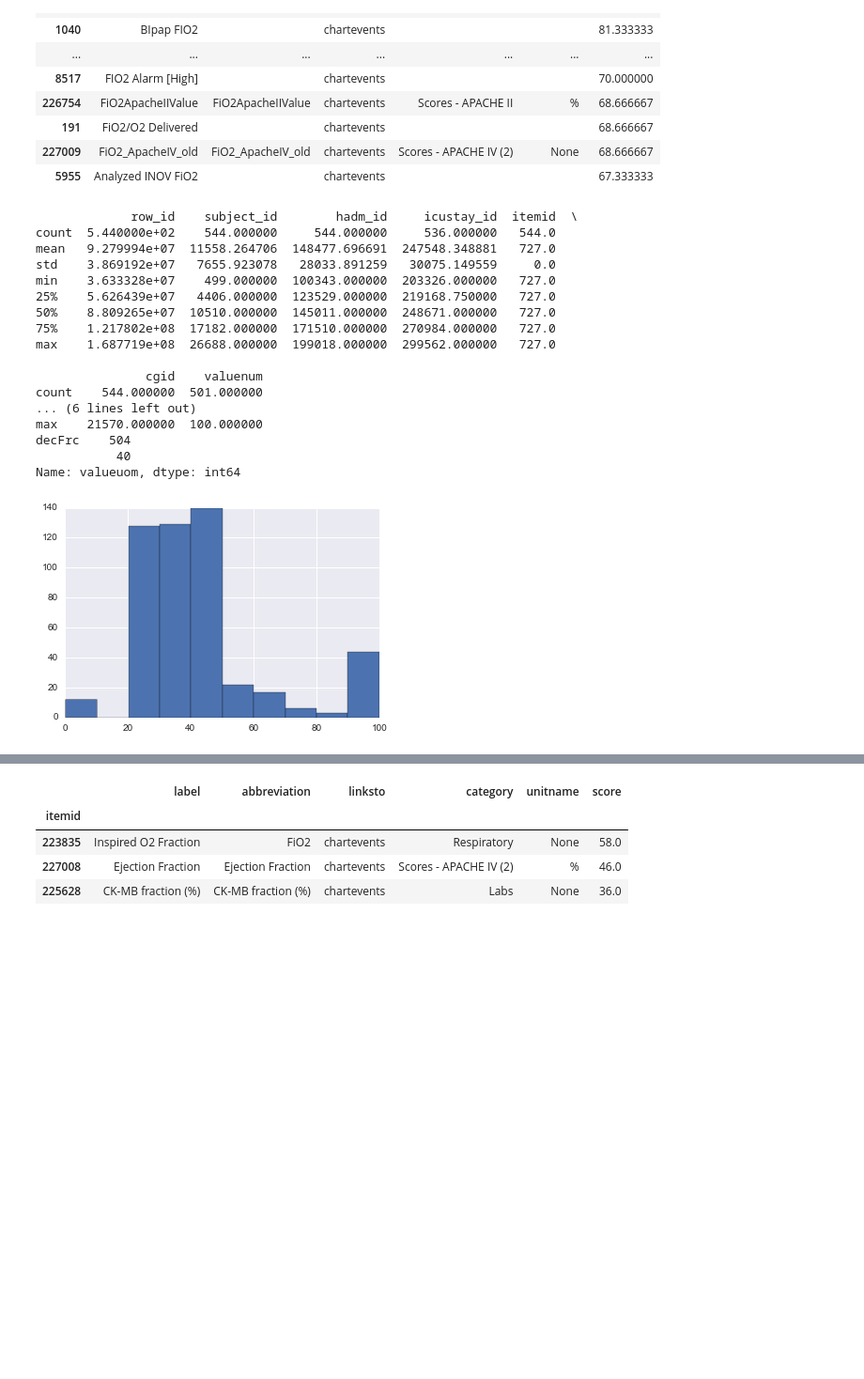
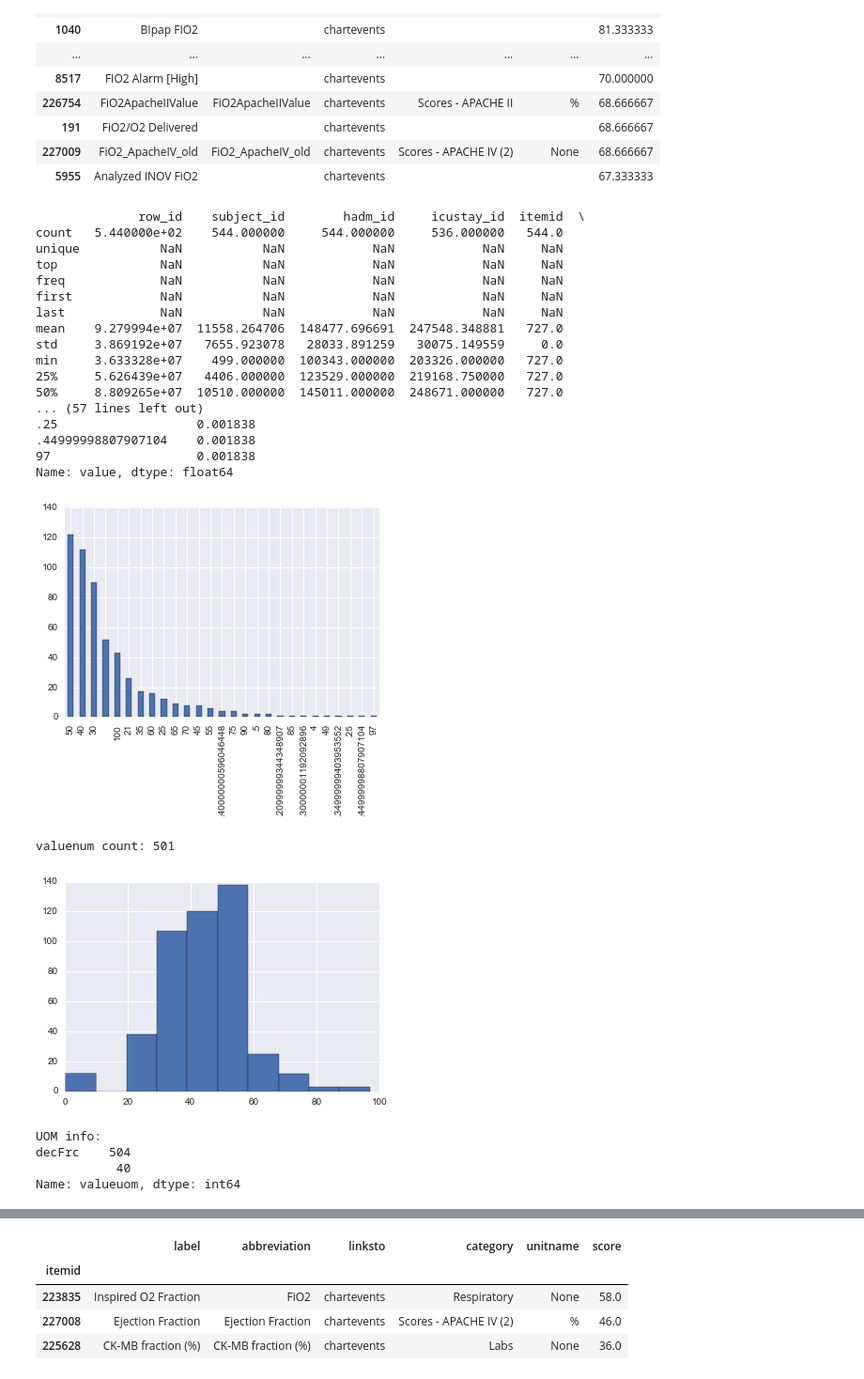
Before and after one commit to jgenk/icu_ml, a Jupyter notebook: 6_Building_all_defs.ipynb, the cells around one changed output, grey strips where cells are left out. Shown at 94% size. Cells and saved outputs as stored; diff of their text form; code cells hidden in the pictures; blank space fills up the shorter version.

```diff
--- a/6_Building_all_defs.ipynb
+++ b/6_Building_all_defs.ipynb
@@ -3020,24 +3159,30 @@ out[out.label.str.contains('fio2',case=False)]
 | 227009 | FiO2_ApacheIV_old | FiO2_ApacheIV_old | chartevents | Scores - APACHE IV (2) | None | 68.666667 |
 | 5955 | Analyzed INOV FiO2 |  | chartevents |  |  | 67.333333 |
 # %%
-explorer.investigate(727);#Vision FiO2
+explorer.investigate(727,100);#Vision FiO2
 # %% [output]
-             row_id    subject_id        hadm_id     icustay_id  itemid  \
-count  5.440000e+02    544.000000     544.000000     536.000000   544.0
-mean   9.279994e+07  11558.264706  148477.696691  247548.348881   727.0
-std    3.869192e+07   7655.923078   28033.891259   30075.149559     0.0
-min    3.633328e+07    499.000000  100343.000000  203326.000000   727.0
-25%    5.626439e+07   4406.000000  123529.000000  219168.750000   727.0
-50%    8.809265e+07  10510.000000  145011.000000  248671.000000   727.0
-75%    1.217802e+08  17182.000000  171510.000000  270984.000000   727.0
-max    1.687719e+08  26688.000000  199018.000000  299562.000000   727.0
-
-               cgid    valuenum
-count    544.000000  501.000000
-... (6 lines left out)
-max    21570.000000  100.000000
-decFrc    504
-           40
-Name: valueuom, dtype: int64
+              row_id    subject_id        hadm_id     icustay_id  itemid  \
+count   5.440000e+02    544.000000     544.000000     536.000000   544.0
+unique           NaN           NaN            NaN            NaN     NaN
+top              NaN           NaN            NaN            NaN     NaN
+freq             NaN           NaN            NaN            NaN     NaN
+first            NaN           NaN            NaN            NaN     NaN
+last             NaN           NaN            NaN            NaN     NaN
+mean    9.279994e+07  11558.264706  148477.696691  247548.348881   727.0
+std     3.869192e+07   7655.923078   28033.891259   30075.149559     0.0
+min     3.633328e+07    499.000000  100343.000000  203326.000000   727.0
+25%     5.626439e+07   4406.000000  123529.000000  219168.750000   727.0
+50%     8.809265e+07  10510.000000  145011.000000  248671.000000   727.0
+... (57 lines left out)
+.25                   0.001838
+.44999998807907104    0.001838
+97                    0.001838
+Name: value, dtype: float64
-[figure, old version]
+[figure, new version]
+valuenum count: 501
+[figure, added]
+UOM info:
+decFrc    504
+           40
+Name: valueuom, dtype: int64
 # %%
```
Also changed, not shown: parts of 37 cells of this notebook, 10 other files.
